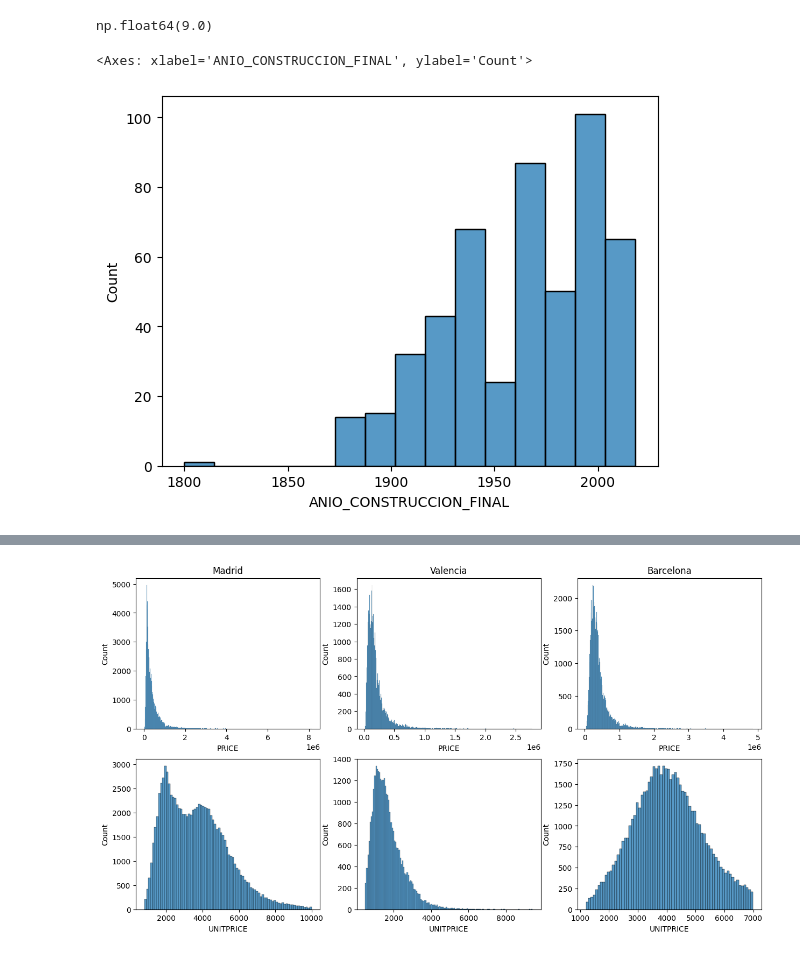
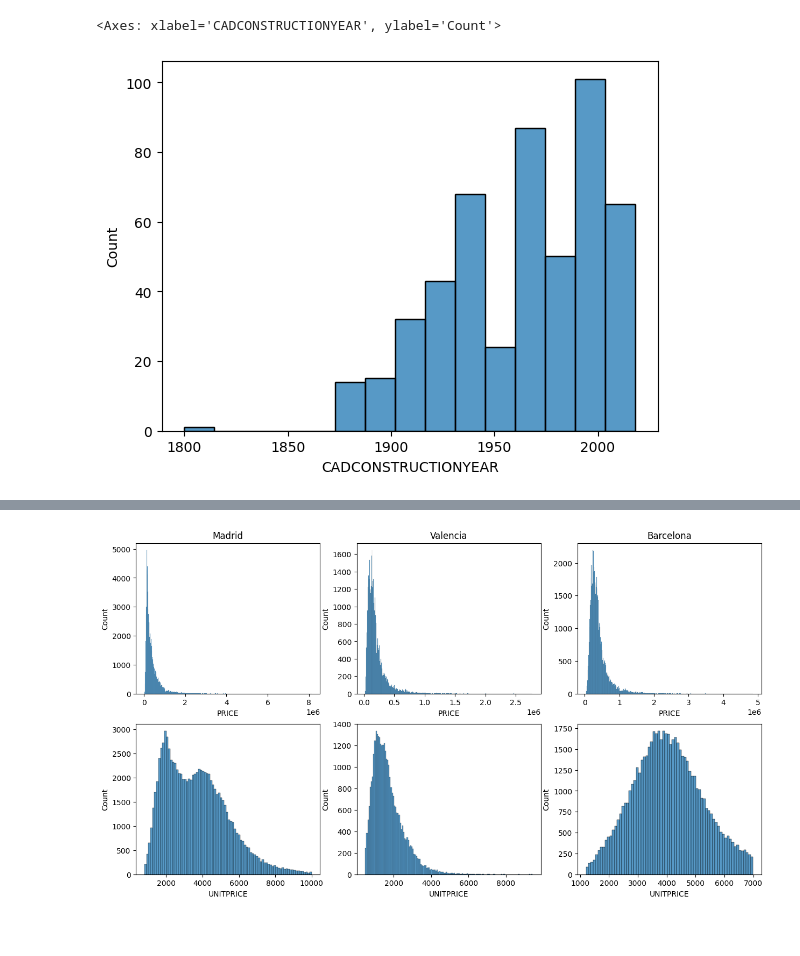
Before and after one commit to LucasDR140603/Proyecto-Idealista, a Jupyter notebook: 02_modelado_estadistico.ipynb, the cells around one changed output, grey strips where cells are left out. Saved outputs shown, nothing was run; the diff lists cells and outputs as text; code cells hidden in the pictures.

```diff
--- a/02_modelado_estadistico.ipynb
+++ b/02_modelado_estadistico.ipynb
@@ -18,15 +18,11 @@ df.head(3)
 | 2 | A4316988685482817826 | 201809 | 158000 | 2025.641026 | 78 | 3 | 1 | True | True | ... |
 # %%
 correlaciones=df.corr(numeric_only=True).round(2)
-# %%
-df['CADASTRALQUALITYID'].max()
-# %% [output]
-np.float64(9.0)
 # %%
 sns.histplot(
-    x='ANIO_CONSTRUCCION_FINAL',
+    x='CADCONSTRUCTIONYEAR',
     data=df[df['CADASTRALQUALITYID']==0]
 )
 # %% [output]
-<Axes: xlabel='ANIO_CONSTRUCCION_FINAL', ylabel='Count'>
+<Axes: xlabel='CADCONSTRUCTIONYEAR', ylabel='Count'>
-[figure, old version]
+[figure, new version]
```
Also changed, not shown: parts of 17 cells of this notebook, 3 other files.
